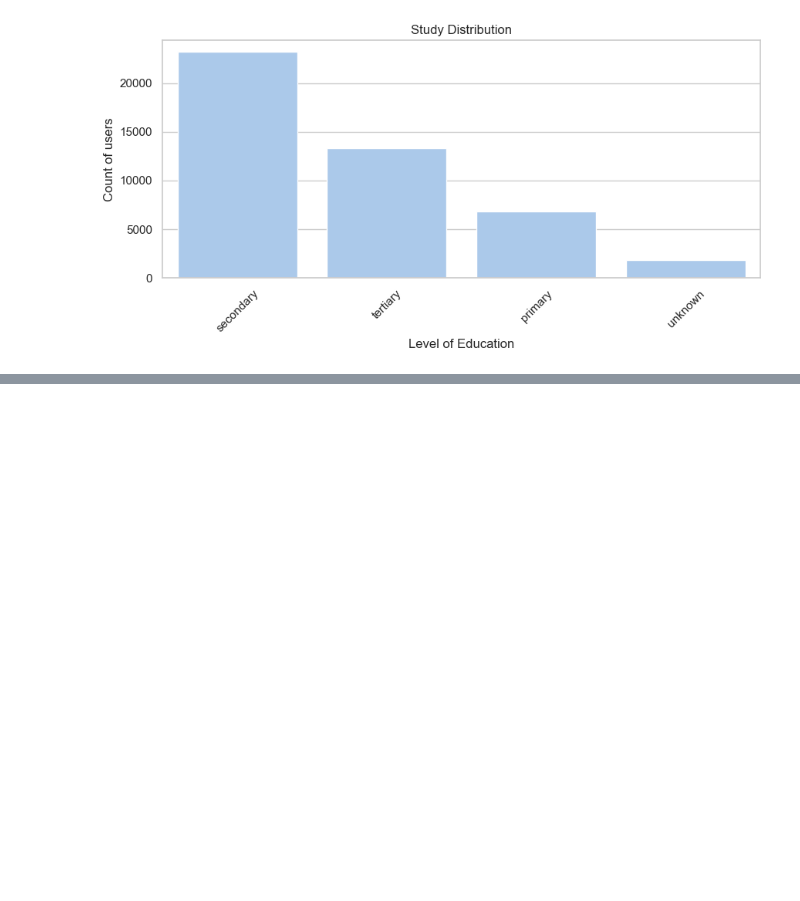
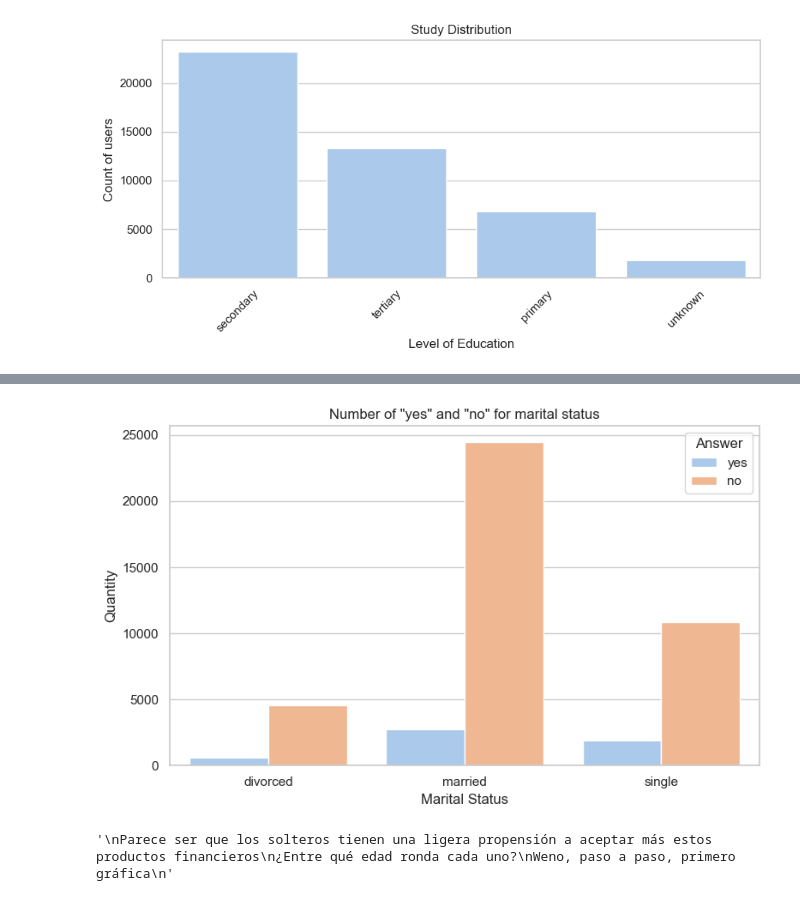
Before and after one commit to Ogomez07/Proyecto-Abril, a Jupyter notebook: proyecto.ipynb, the cells around one changed output, grey strips where cells are left out. Drawn from its saved outputs; the diff is of its cells as text; code cells hidden in the pictures; blank space fills up the shorter version.

```diff
--- a/proyecto.ipynb
+++ b/proyecto.ipynb
@@ -184,0 +215,9 @@ plt.show
+# %%
+# View distribution of marital status and deposit subscribed
+df_marital = df.groupby('marital')['y'].value_counts().unstack()
+
+df_marital['total'] = (df_marital['yes'] + df_marital['no'])
+
+df_marital['% yes']= (df_marital['yes'] / df_marital['total']) * 100
+df_marital['% no']= (df_marital['no'] / df_marital['total']) * 100
+display(df_marital.round(2))
@@ -184,0 +230,24 @@ plt.show
+# %%
+# Crear gráfico de barras agrupadas
+plot_marital = df_marital[['yes', 'no']].reset_index().melt(id_vars='marital',
+                                                            value_vars= ['yes', 'no'],
+                                                            var_name= 'Answer',
+                                                            value_name= 'Quantity'
+                                                            )
+plt.figure(figsize=(8, 5))
+sns.barplot(data= plot_marital, x= 'marital', y= 'Quantity', hue= 'Answer', palette= 'pastel')
+plt.title('Number of "yes" and "no" for marital status')
+plt.xlabel('Marital Status')
+plt.ylabel('Quantity')
+plt.tight_layout()
+plt.show()
+# %% [output]
+[figure, added]
+# %%
+"""
+Parece ser que los solteros tienen una ligera propensión a aceptar más estos productos financieros
+¿Entre qué edad ronda cada uno?
+Weno, paso a paso, primero gráfica
+"""
+# %% [output]
+'\nParece ser que los solteros tienen una ligera propensión a aceptar más estos productos financieros\n¿Entre qué edad ronda cada uno?\nWeno, paso a paso, primero gráfica\n'
```
Also changed, not shown: parts of 14 cells of this notebook.
